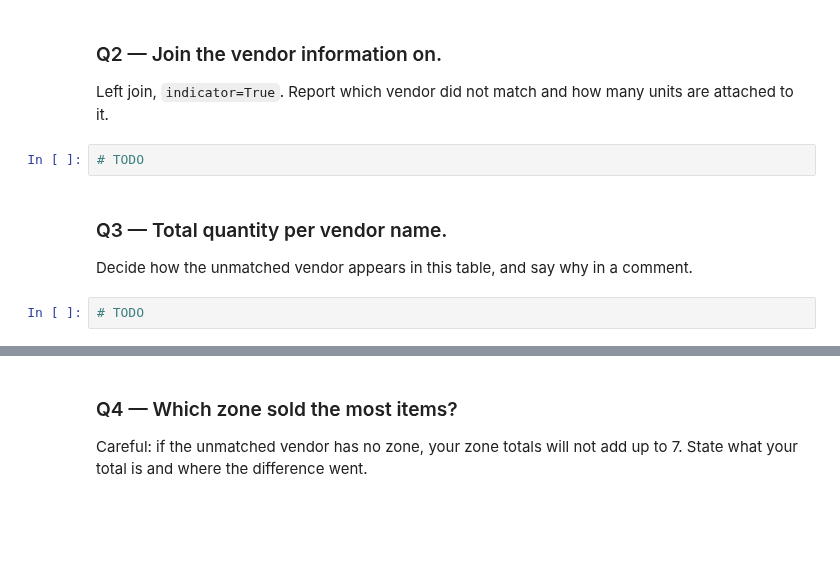
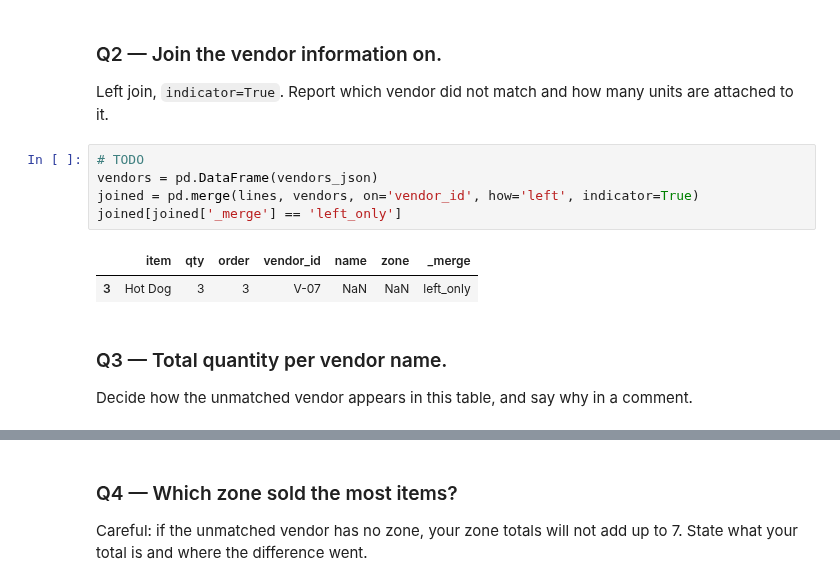
Before and after one commit to raffaellaalpaca-ai/ds2002-fa26, a Jupyter notebook: 2026_10_02_—_Normalize_and_Join_Nested_JSON_—_Lab_(1).ipynb, the cells around one changed output, grey strips where cells are left out. Drawn from its saved outputs; the diff is of its cells as text; blank space fills up the shorter version.

```diff
--- a/2026_10_02_—_Normalize_and_Join_Nested_JSON_—_Lab_(1).ipynb
+++ b/2026_10_02_—_Normalize_and_Join_Nested_JSON_—_Lab_(1).ipynb
@@ -54,11 +54,15 @@ lines
 ### Q2 — Join the vendor information on.
 
 Left join, `indicator=True`. Report which vendor did not match and how many units are attached to it.
-# %%
-# TODO
+# %%
+# TODO
+vendors = pd.DataFrame(vendors_json)
+joined = pd.merge(lines, vendors, on='vendor_id', how='left', indicator=True)
+joined[joined['_merge'] == 'left_only']
+# %% [output]
+|  | item | qty | order | vendor_id | name | zone | _merge |
+| 3 | Hot Dog | 3 | 3 | V-07 | NaN | NaN | left_only |
 # %% [markdown]
 ### Q3 — Total quantity per vendor name.
 
 Decide how the unmatched vendor appears in this table, and say why in a comment.
-# %%
-# TODO
```
Also changed, not shown: parts of 3 cells of this notebook.
